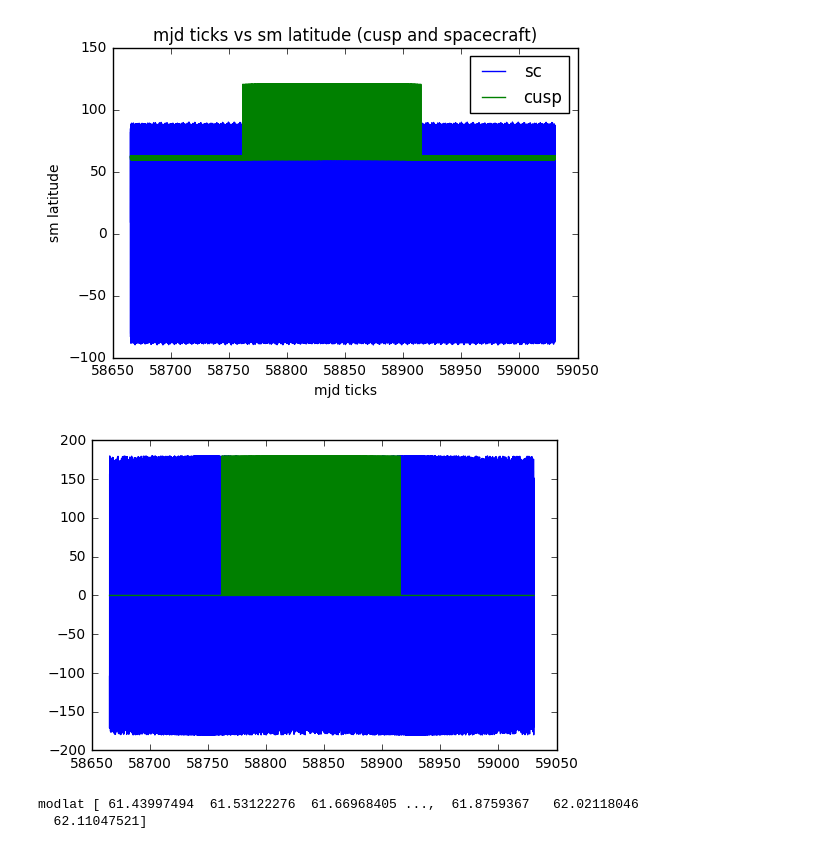
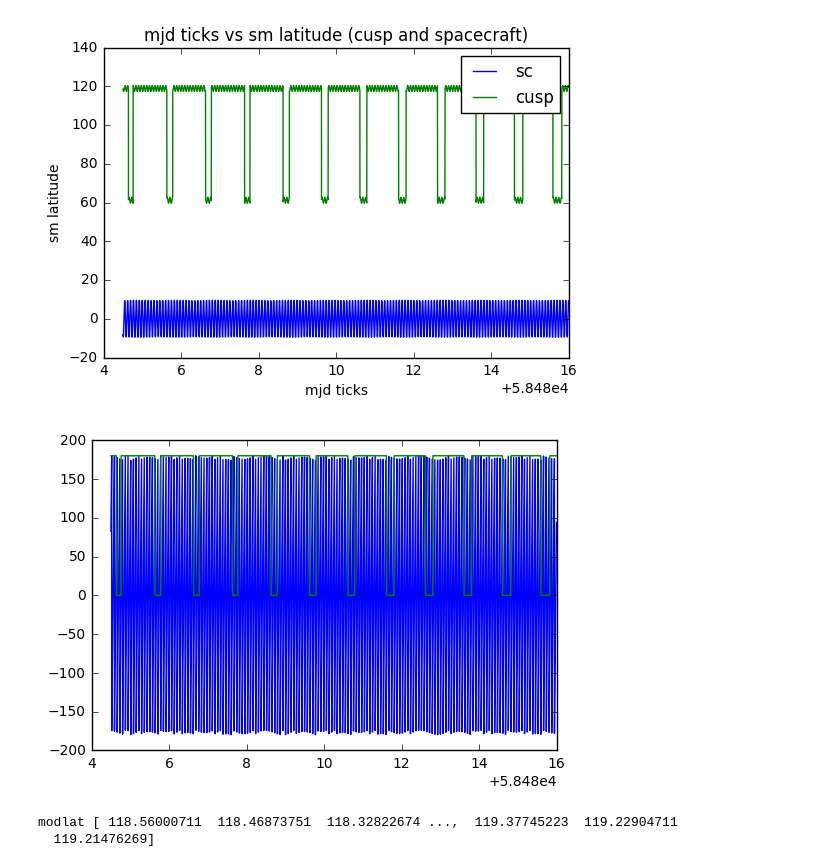
Before and after one commit to fsbr/se3-path-planner, a Jupyter notebook: modularPlanner/Working Cusp Test of Latitude.ipynb, the cells around one changed output. Drawn from its saved outputs; the diff is of its cells as text; code cells hidden in the pictures.

```diff
--- a/modularPlanner/Working Cusp Test of Latitude.ipynb
+++ b/modularPlanner/Working Cusp Test of Latitude.ipynb
@@ -14,12 +14,12 @@ earth_radius_ax = 1.5*6371 #km
 pathname = '../../data-se3-path-planner/yearData/cuspCrossings2019/'
 sys.path.append(pathname)
 # %%
-# df = pd.read_csv(pathname+'zero_year.csv')
+df = pd.read_csv(pathname+'Jan0.csv')
 # df = pd.read_csv(pathname+'65_year.csv')
 # df = pd.read_csv(pathname+'Jan65.csv')
 # df = pd.read_csv(pathname+'Jan80.csv')
 # df = pd.read_csv(pathname+'Jul65.csv')
-df = pd.read_csv(pathname+'Jul90.csv')
+# df = pd.read_csv(pathname+'Jul90.csv')
 GMAT_MJD_OFFSET = 29999.5
 t = df['DefaultSC.A1ModJulian'] + GMAT_MJD_OFFSET
 x = df['DefaultSC.gse.X']
@@ -104,30 +104,30 @@ spacecraft_sph = spacecraft.convert('SM','sph')
 cusp_location_sph = cusp_location.convert('SM','sph')
 # %%
 # making the plots
-points = len(spacecraft_sph.ticks.MJD)
+points = 10000# len(spacecraft_sph.ticks.MJD)
 lowBound = 0# 156000
 highBound = points# 166000
 plt.plot(spacecraft_sph.ticks.MJD[lowBound:highBound],spacecraft_sph.lati[lowBound:highBound],label='sc')
 # i was doing 90 - cusp location?
 plt.plot(cusp_location_sph.ticks.MJD[lowBound:highBound],90-cusp_location_sph.lati[lowBound:highBound],label='cusp')
 plt.legend()
 plt.xlabel('mjd ticks')
 plt.ylabel('sm latitude')
 plt.title('mjd ticks vs sm latitude (cusp and spacecraft)')
 plt.show()
 
 
 plt.plot(spacecraft_sph.ticks.MJD[lowBound:highBound], spacecraft_sph.long[lowBound:highBound],label='sc')
 plt.plot(cusp_location_sph.ticks.MJD[lowBound:highBound],cusp_location_sph.long[lowBound:highBound],label='cusp')
 plt.show()
 
 modlat = 90-cusp_location_sph.lati
 print("modlat",modlat)
 # %% [output]
-[figure, old version]
+[figure, new version]
-[figure, old version]
+[figure, new version]
-modlat [ 61.43997494  61.53122276  61.66968405 ...,  61.8759367   62.02118046
-  62.11047521]
+modlat [ 118.56000711  118.46873751  118.32822674 ...,  119.37745223  119.22904711
+  119.21476269]
 # %%
 # count it up
 count = []
```
Also changed, not shown: parts of 5 cells of this notebook, 3 other files.
